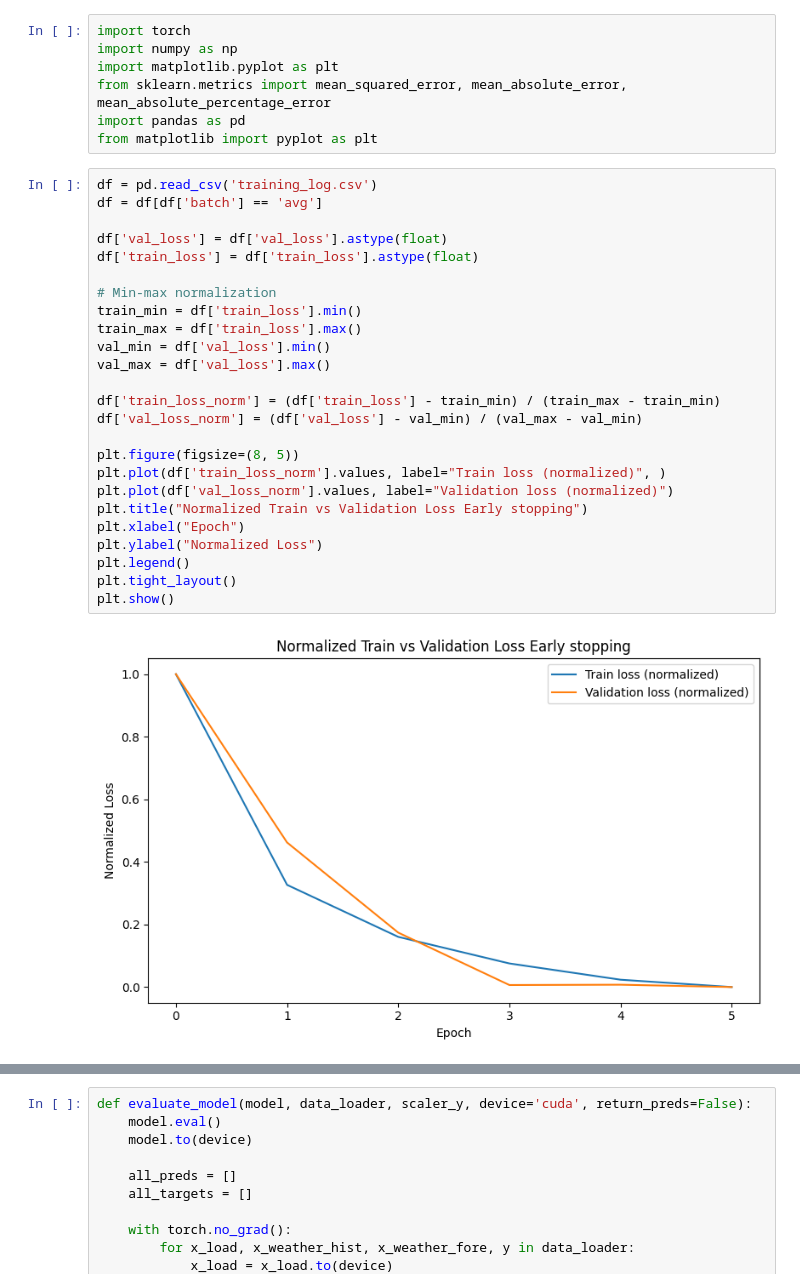
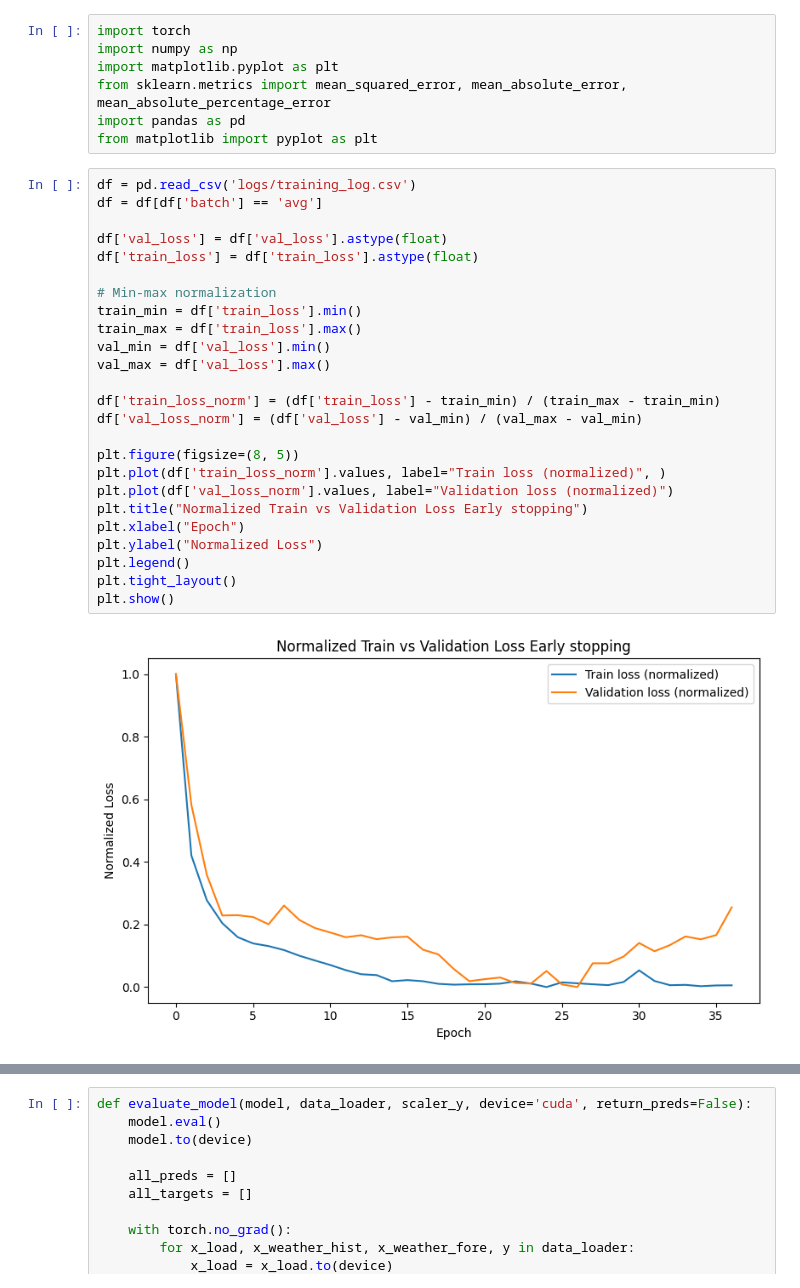
Before and after one commit to JanaJankovic/local-stlf, a Jupyter notebook: autoformer/main.ipynb, the cells around one changed output, grey strips where cells are left out. Drawn from its saved outputs; the diff is of its cells as text.

```diff
--- a/autoformer/main.ipynb
+++ b/autoformer/main.ipynb
@@ -6,32 +6,32 @@ from sklearn.metrics import mean_squared_error, mean_absolute_error, mean_absolu
 import pandas as pd
 from matplotlib import pyplot as plt
 # %%
-df = pd.read_csv('training_log.csv')
+df = pd.read_csv('logs/training_log.csv')
 df = df[df['batch'] == 'avg']
 
 df['val_loss'] = df['val_loss'].astype(float)
 df['train_loss'] = df['train_loss'].astype(float)
 
 # Min-max normalization
 train_min = df['train_loss'].min()
 train_max = df['train_loss'].max()
 val_min = df['val_loss'].min()
 val_max = df['val_loss'].max()
 
 df['train_loss_norm'] = (df['train_loss'] - train_min) / (train_max - train_min)
 df['val_loss_norm'] = (df['val_loss'] - val_min) / (val_max - val_min)
 
 plt.figure(figsize=(8, 5))
 plt.plot(df['train_loss_norm'].values, label="Train loss (normalized)", )
 plt.plot(df['val_loss_norm'].values, label="Validation loss (normalized)")
 plt.title("Normalized Train vs Validation Loss Early stopping")
 plt.xlabel("Epoch")
 plt.ylabel("Normalized Loss")
 plt.legend()
 plt.tight_layout()
 plt.show()
 # %% [output]
-[figure, old version]
+[figure, new version]
 # %%
 df
 # %% [output]
```
Also changed, not shown: parts of 5 cells of this notebook, 53 other files.
